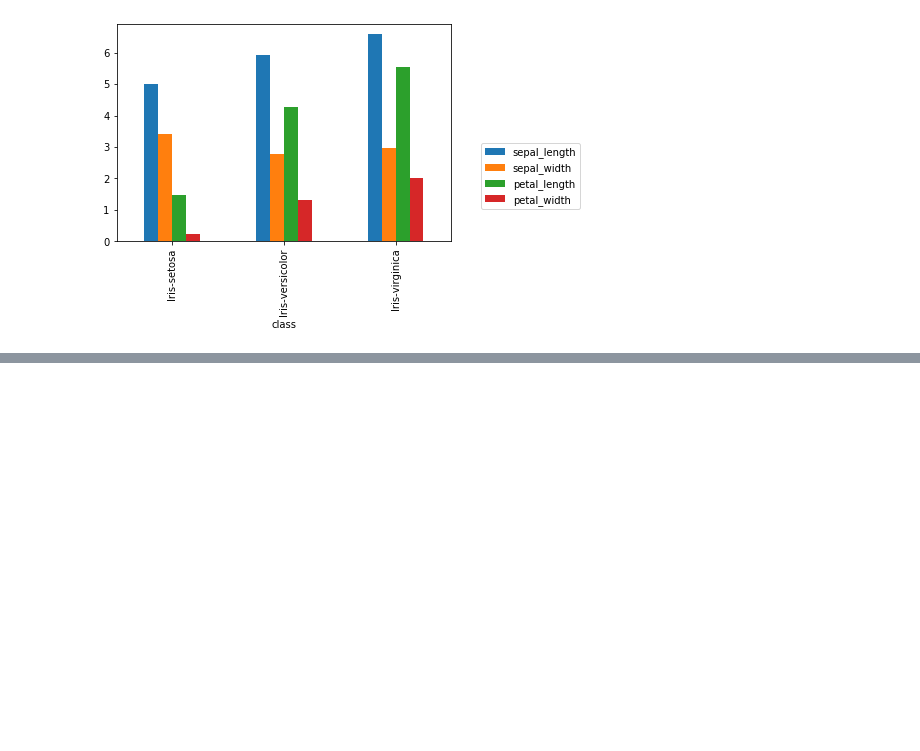
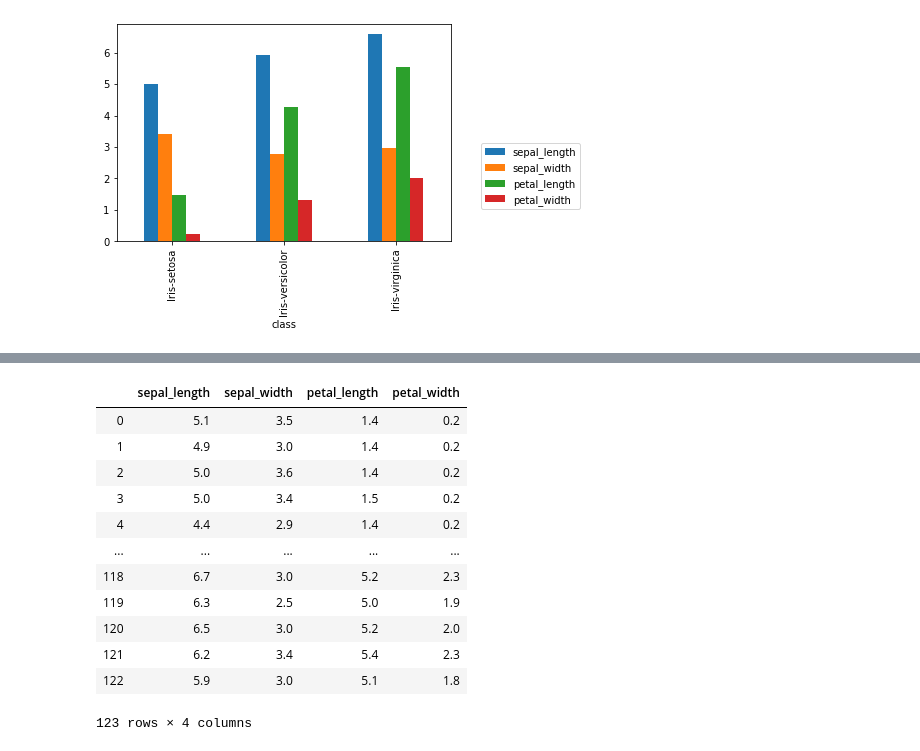
Before and after one commit to Lee7goal/XGBoostStudy, a Jupyter notebook: 0226KNN算法学习.ipynb, the cells around one changed output, grey strips where cells are left out. Saved outputs shown, nothing was run; the diff lists cells and outputs as text; code cells hidden in the pictures; blank space fills up the shorter version.

```diff
--- a/0226KNN算法学习.ipynb
+++ b/0226KNN算法学习.ipynb
@@ -134,0 +177,18 @@ test_data_origin
+# %%
+# 训练集特征
+train_fea = train_data.drop('class', 1)
+train_fea
+# %% [output]
+|  | sepal_length | sepal_width | petal_length | petal_width |
+| 0 | 5.1 | 3.5 | 1.4 | 0.2 |
+| 1 | 4.9 | 3.0 | 1.4 | 0.2 |
+| 2 | 5.0 | 3.6 | 1.4 | 0.2 |
+| 3 | 5.0 | 3.4 | 1.5 | 0.2 |
+| 4 | 4.4 | 2.9 | 1.4 | 0.2 |
+| ... | ... | ... | ... | ... |
+| 118 | 6.7 | 3.0 | 5.2 | 2.3 |
+| 119 | 6.3 | 2.5 | 5.0 | 1.9 |
+| 120 | 6.5 | 3.0 | 5.2 | 2.0 |
+| 121 | 6.2 | 3.4 | 5.4 | 2.3 |
+| 122 | 5.9 | 3.0 | 5.1 | 1.8 |
+123 rows × 4 columns
```
Also changed, not shown: parts of 12 cells of this notebook.
